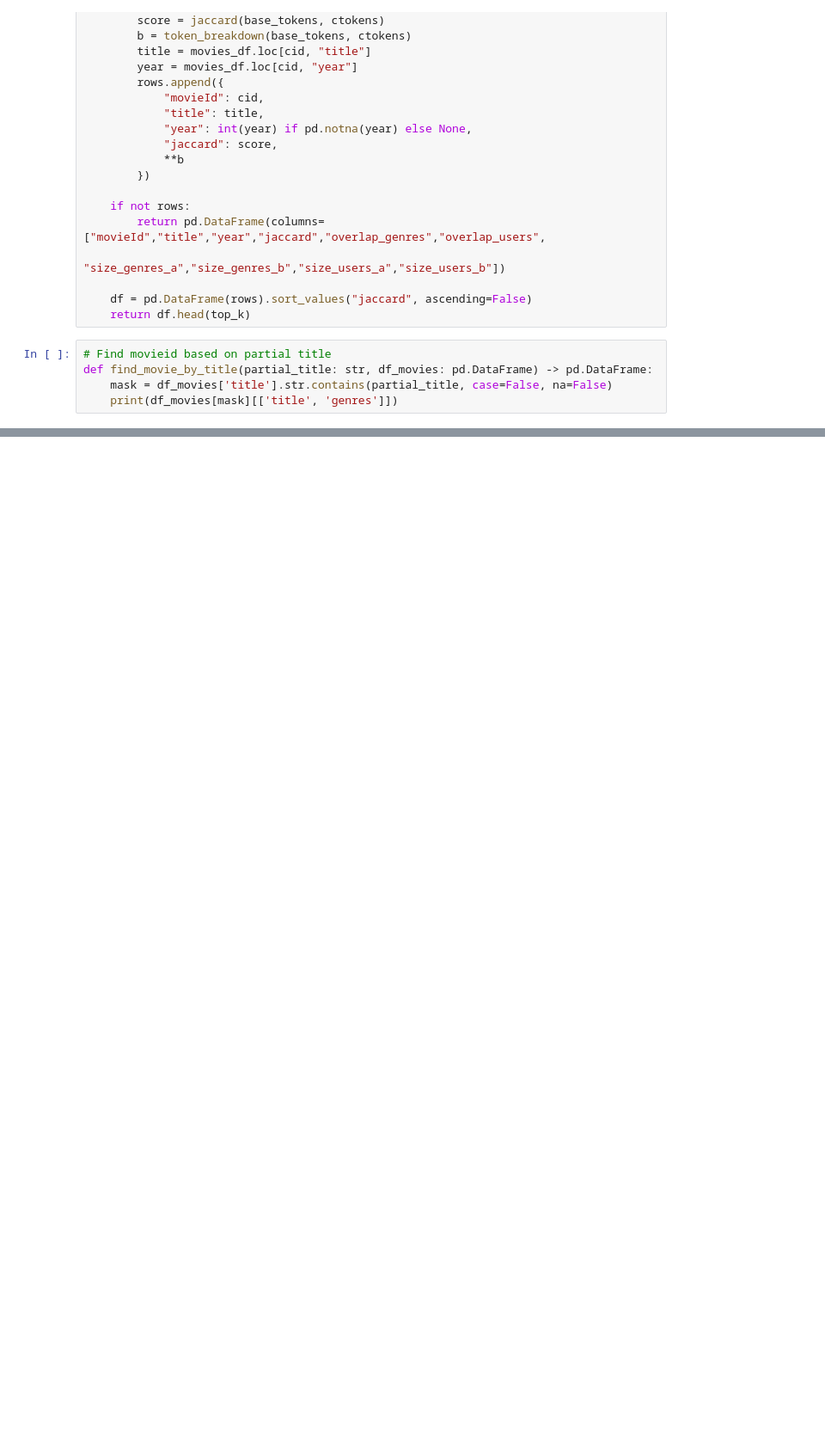
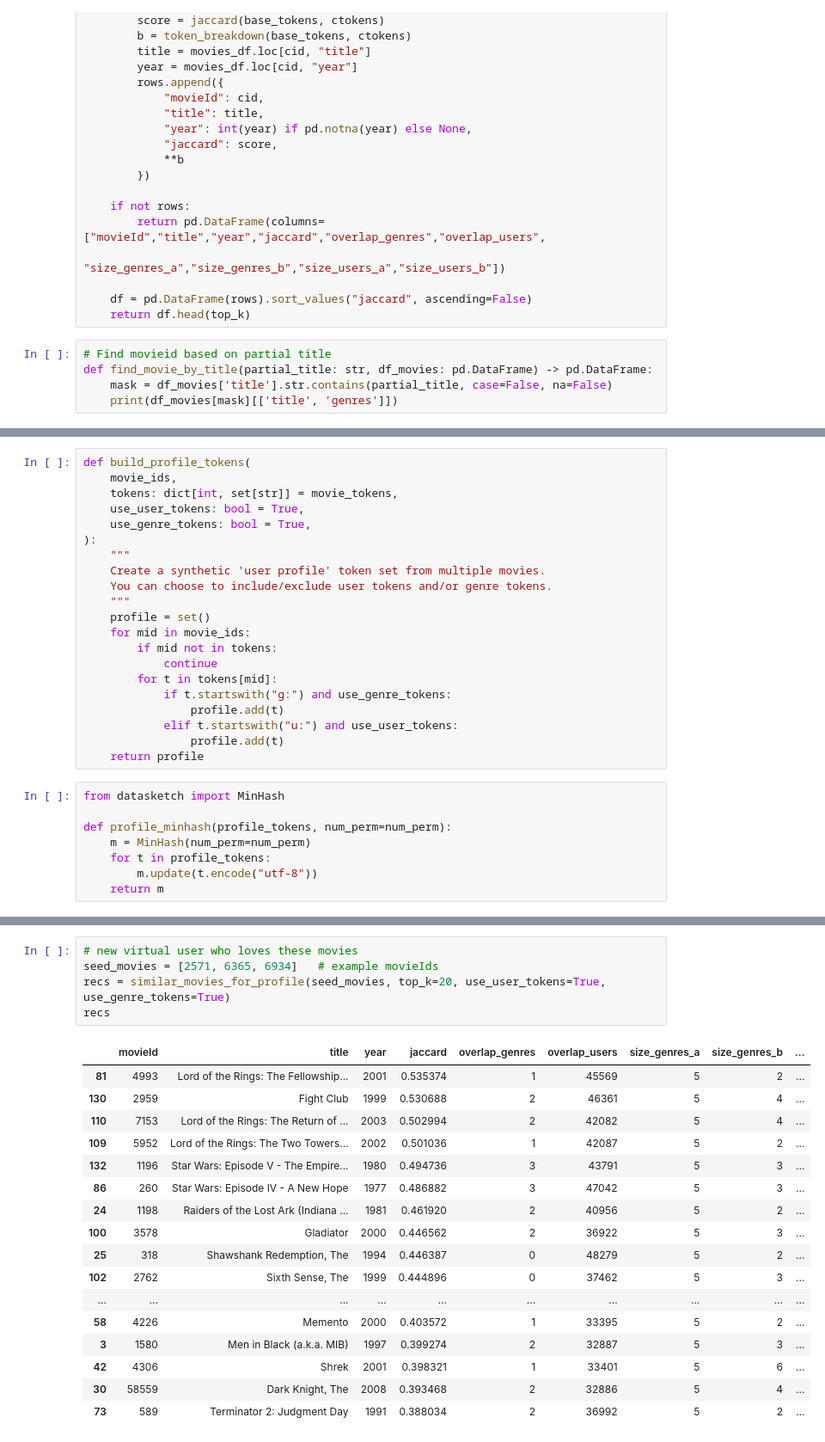
Before and after one commit to s214735/CompToolsGrp70, a Jupyter notebook: notebooks/testing_oscar_users.ipynb, the cells around one changed output, grey strips where cells are left out. Shown at 86% size. Cells and saved outputs as stored; diff of their text form; blank space fills up the shorter version.

```diff
--- a/notebooks/testing_oscar_users.ipynb
+++ b/notebooks/testing_oscar_users.ipynb
@@ -169,0 +176,29 @@ similar_movies_lsh(target_id, top_k=10)
+# %%
+def build_profile_tokens(
+    movie_ids,
+    tokens: dict[int, set[str]] = movie_tokens,
+    use_user_tokens: bool = True,
+    use_genre_tokens: bool = True,
+):
+    """
+    Create a synthetic 'user profile' token set from multiple movies.
+    You can choose to include/exclude user tokens and/or genre tokens.
+    """
+    profile = set()
+    for mid in movie_ids:
+        if mid not in tokens:
+            continue
+        for t in tokens[mid]:
+            if t.startswith("g:") and use_genre_tokens:
+                profile.add(t)
+            elif t.startswith("u:") and use_user_tokens:
+                profile.add(t)
+    return profile
+# %%
+from datasketch import MinHash
+
+def profile_minhash(profile_tokens, num_perm=num_perm):
+    m = MinHash(num_perm=num_perm)
+    for t in profile_tokens:
+        m.update(t.encode("utf-8"))
+    return m
@@ -169,0 +264,23 @@ similar_movies_lsh(target_id, top_k=10)
+# %%
+# new virtual user who loves these movies
+seed_movies = [2571, 6365, 6934]   # example movieIds
+recs = similar_movies_for_profile(seed_movies, top_k=20, use_user_tokens=True, use_genre_tokens=True)
+recs
+# %% [output]
+|  | movieId | title | year | jaccard | overlap_genres | overlap_users | size_genres_a | size_genres_b | ... |
+| 81 | 4993 | Lord of the Rings: The Fellowship... | 2001 | 0.535374 | 1 | 45569 | 5 | 2 | ... |
+| 130 | 2959 | Fight Club | 1999 | 0.530688 | 2 | 46361 | 5 | 4 | ... |
+| 110 | 7153 | Lord of the Rings: The Return of ... | 2003 | 0.502994 | 2 | 42082 | 5 | 4 | ... |
+| 109 | 5952 | Lord of the Rings: The Two Towers... | 2002 | 0.501036 | 1 | 42087 | 5 | 2 | ... |
+| 132 | 1196 | Star Wars: Episode V - The Empire... | 1980 | 0.494736 | 3 | 43791 | 5 | 3 | ... |
+| 86 | 260 | Star Wars: Episode IV - A New Hope | 1977 | 0.486882 | 3 | 47042 | 5 | 3 | ... |
+| 24 | 1198 | Raiders of the Lost Ark (Indiana ... | 1981 | 0.461920 | 2 | 40956 | 5 | 2 | ... |
+| 100 | 3578 | Gladiator | 2000 | 0.446562 | 2 | 36922 | 5 | 3 | ... |
+| 25 | 318 | Shawshank Redemption, The | 1994 | 0.446387 | 0 | 48279 | 5 | 2 | ... |
+| 102 | 2762 | Sixth Sense, The | 1999 | 0.444896 | 0 | 37462 | 5 | 3 | ... |
+| ... | ... | ... | ... | ... | ... | ... | ... | ... | ... |
+| 58 | 4226 | Memento | 2000 | 0.403572 | 1 | 33395 | 5 | 2 | ... |
+| 3 | 1580 | Men in Black (a.k.a. MIB) | 1997 | 0.399274 | 2 | 32887 | 5 | 3 | ... |
+| 42 | 4306 | Shrek | 2001 | 0.398321 | 1 | 33401 | 5 | 6 | ... |
+| 30 | 58559 | Dark Knight, The | 2008 | 0.393468 | 2 | 32886 | 5 | 4 | ... |
+| 73 | 589 | Terminator 2: Judgment Day | 1991 | 0.388034 | 2 | 36992 | 5 | 2 | ... |
```
Also changed, not shown: parts of 19 cells of this notebook.
